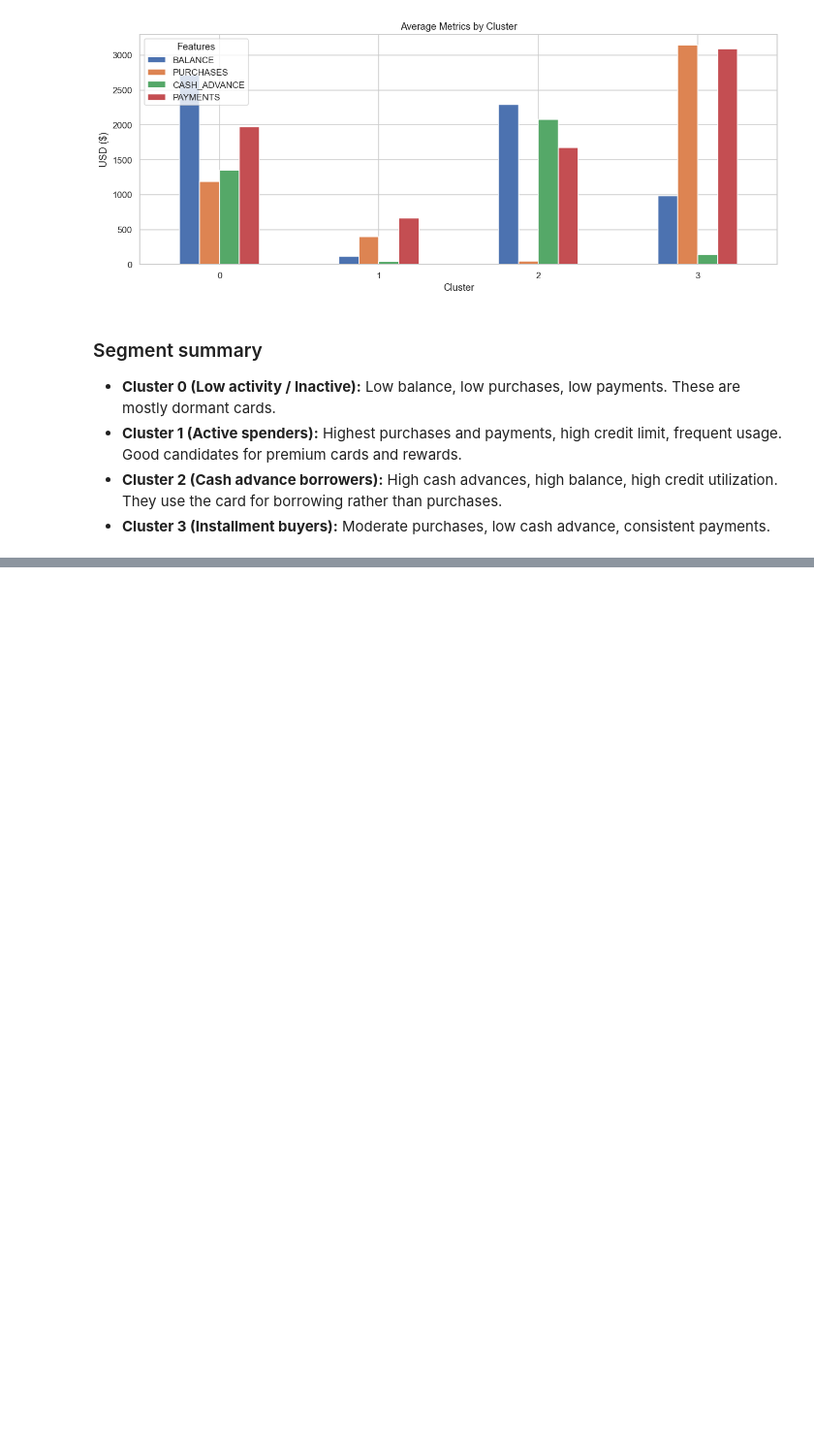
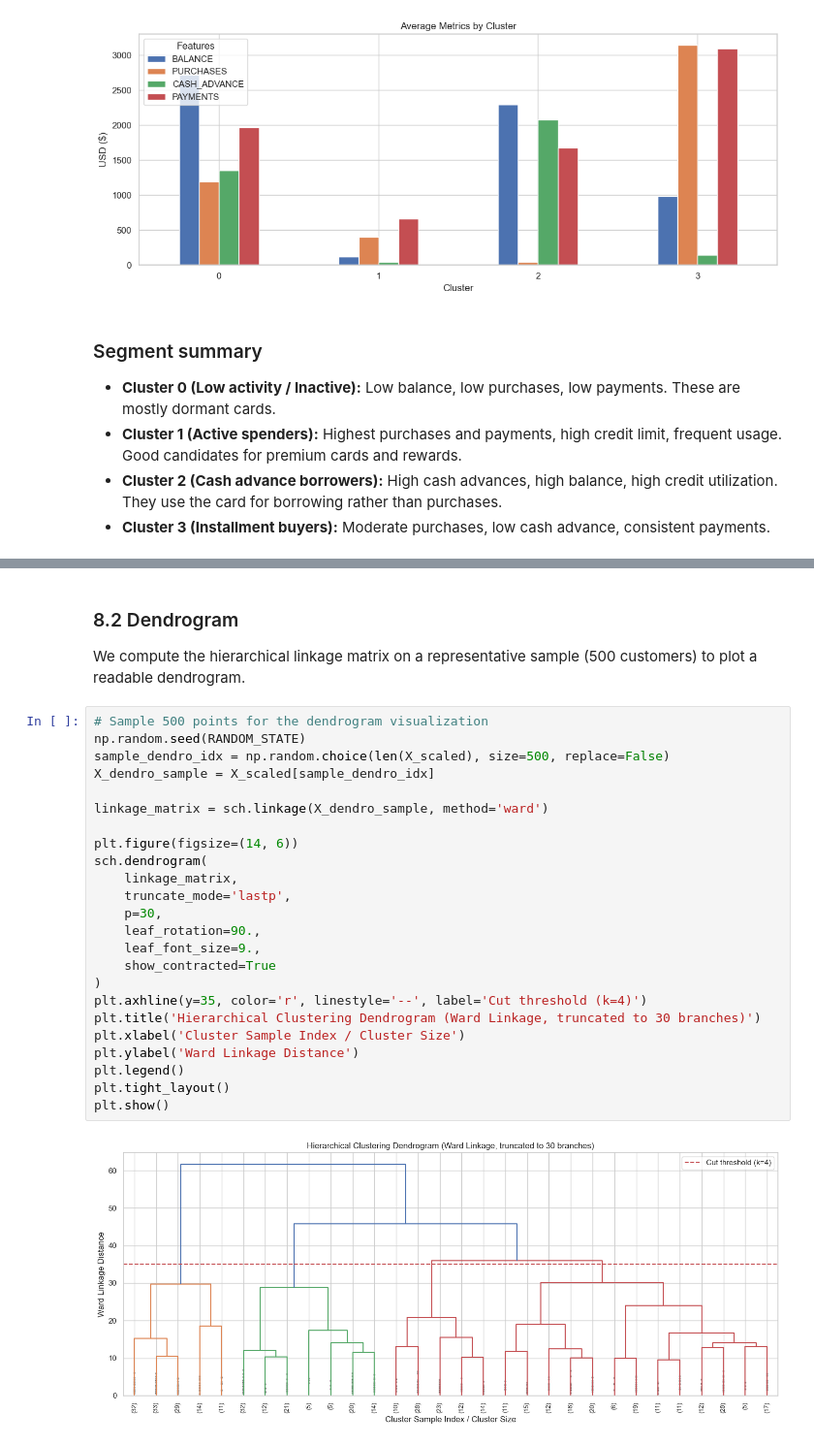
Before and after one commit to Key-to-Code/MLCaseStudy, a Jupyter notebook: clustering.ipynb, the cells around one changed output, grey strips where cells are left out. Shown at 97% size. Drawn from its saved outputs; the diff is of its cells as text; blank space fills up the shorter version.

Commit message:
Add full pipeline Jupyter notebooks for regression, classification, and clustering tracks

```diff
--- a/clustering.ipynb
+++ b/clustering.ipynb
@@ -413,0 +443,29 @@ Saved models/clustering_scaler.pkl and models/kmeans_model.pkl
+# %% [markdown]
+### 8.2 Dendrogram
+We compute the hierarchical linkage matrix on a representative sample (500 customers) to plot a readable dendrogram.
+# %%
+# Sample 500 points for the dendrogram visualization
+np.random.seed(RANDOM_STATE)
+sample_dendro_idx = np.random.choice(len(X_scaled), size=500, replace=False)
+X_dendro_sample = X_scaled[sample_dendro_idx]
+
+linkage_matrix = sch.linkage(X_dendro_sample, method='ward')
+
+plt.figure(figsize=(14, 6))
+sch.dendrogram(
+    linkage_matrix,
+    truncate_mode='lastp',
+    p=30,
+    leaf_rotation=90.,
+    leaf_font_size=9.,
+    show_contracted=True
+)
+plt.axhline(y=35, color='r', linestyle='--', label='Cut threshold (k=4)')
+plt.title('Hierarchical Clustering Dendrogram (Ward Linkage, truncated to 30 branches)')
+plt.xlabel('Cluster Sample Index / Cluster Size')
+plt.ylabel('Ward Linkage Distance')
+plt.legend()
+plt.tight_layout()
+plt.show()
+# %% [output]
+[figure, added]
```
Also changed, not shown: parts of 17 cells of this notebook, 1 other file.
